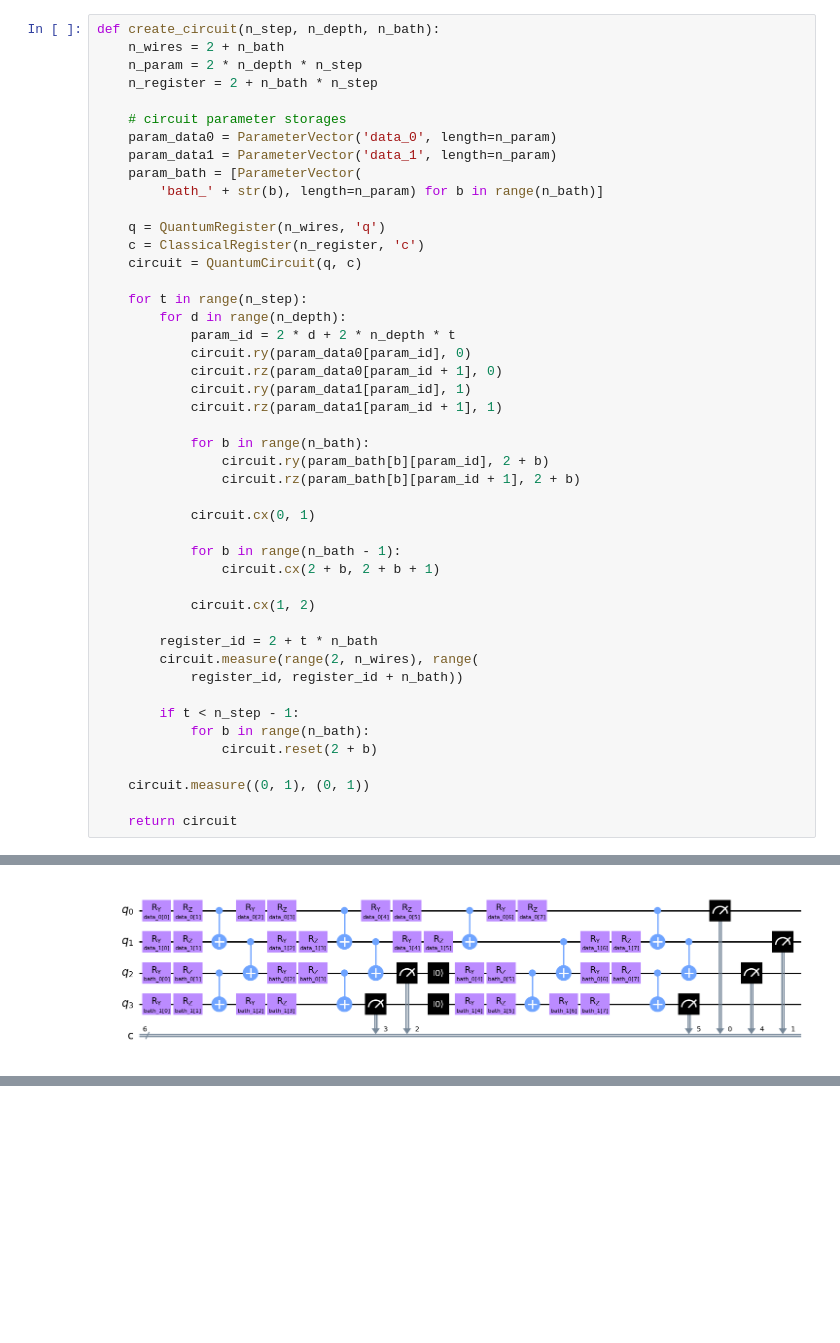
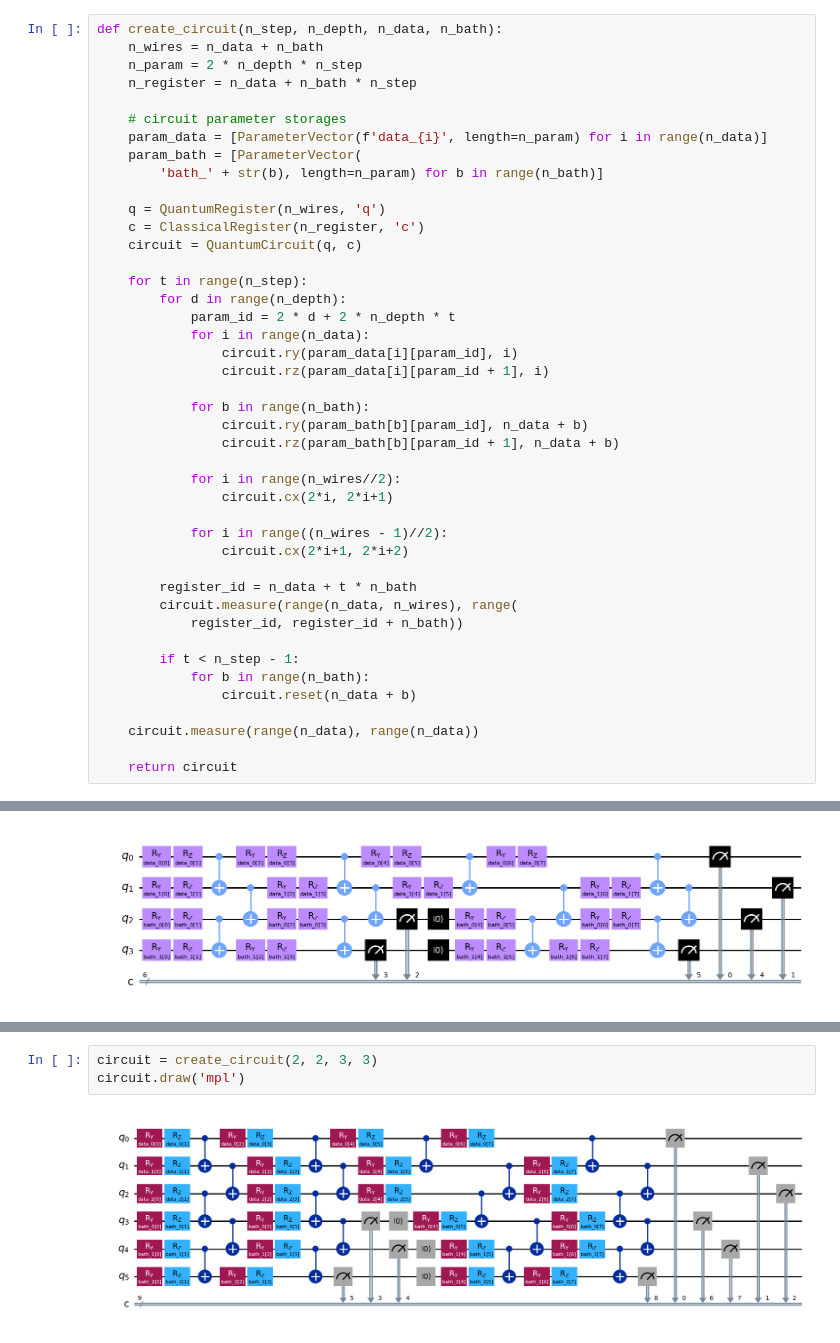
Before and after one commit to bzGit06/HaarQML, a Jupyter notebook: HDT_PoP_qiskit.ipynb, the cells around one changed output, grey strips where cells are left out. Drawn from its saved outputs; the diff is of its cells as text; blank space fills up the shorter version.

```diff
--- a/HDT_PoP_qiskit.ipynb
+++ b/HDT_PoP_qiskit.ipynb
@@ -44,14 +44,13 @@ def get_cond_prob(bit_string_counts):
 
     return ZB_df['cond_prob'].to_numpy()
 # %%
-def create_circuit(n_step, n_depth, n_bath):
-    n_wires = 2 + n_bath
+def create_circuit(n_step, n_depth, n_data, n_bath):
+    n_wires = n_data + n_bath
     n_param = 2 * n_depth * n_step
-    n_register = 2 + n_bath * n_step
+    n_register = n_data + n_bath * n_step
 
     # circuit parameter storages
-    param_data0 = ParameterVector('data_0', length=n_param)
-    param_data1 = ParameterVector('data_1', length=n_param)
+    param_data = [ParameterVector(f'data_{i}', length=n_param) for i in range(n_data)]
     param_bath = [ParameterVector(
         'bath_' + str(b), length=n_param) for b in range(n_bath)]
 
@@ -62,31 +61,29 @@ def create_circuit(n_step, n_depth, n_bath):
     for t in range(n_step):
         for d in range(n_depth):
             param_id = 2 * d + 2 * n_depth * t
-            circuit.ry(param_data0[param_id], 0)
-            circuit.rz(param_data0[param_id + 1], 0)
-            circuit.ry(param_data1[param_id], 1)
-            circuit.rz(param_data1[param_id + 1], 1)
+            for i in range(n_data):
+                circuit.ry(param_data[i][param_id], i)
+                circuit.rz(param_data[i][param_id + 1], i)
 
             for b in range(n_bath):
-                circuit.ry(param_bath[b][param_id], 2 + b)
-                circuit.rz(param_bath[b][param_id + 1], 2 + b)
+                circuit.ry(param_bath[b][param_id], n_data + b)
+                circuit.rz(param_bath[b][param_id + 1], n_data + b)
 
-            circuit.cx(0, 1)
+            for i in range(n_wires//2):
+                circuit.cx(2*i, 2*i+1)
 
-            for b in range(n_bath - 1):
-                circuit.cx(2 + b, 2 + b + 1)
+            for i in range((n_wires - 1)//2):
+                circuit.cx(2*i+1, 2*i+2)
 
-            circuit.cx(1, 2)
-
-        register_id = 2 + t * n_bath
-        circuit.measure(range(2, n_wires), range(
+        register_id = n_data + t * n_bath
+        circuit.measure(range(n_data, n_wires), range(
             register_id, register_id + n_bath))
 
         if t < n_step - 1:
             for b in range(n_bath):
-                circuit.reset(2 + b)
+                circuit.reset(n_data + b)
 
-    circuit.measure((0, 1), (0, 1))
+    circuit.measure(range(n_data), range(n_data))
 
     return circuit
 # %% [markdown]
@@ -481,0 +97,5 @@ Text(0.5, 0.9, 'brisbane Noise Simu (2)')
+# %%
+circuit = create_circuit(2, 2, 3, 3)
+circuit.draw('mpl')
+# %% [output]
+[figure, added]
```
Also changed, not shown: parts of 38 cells of this notebook.
